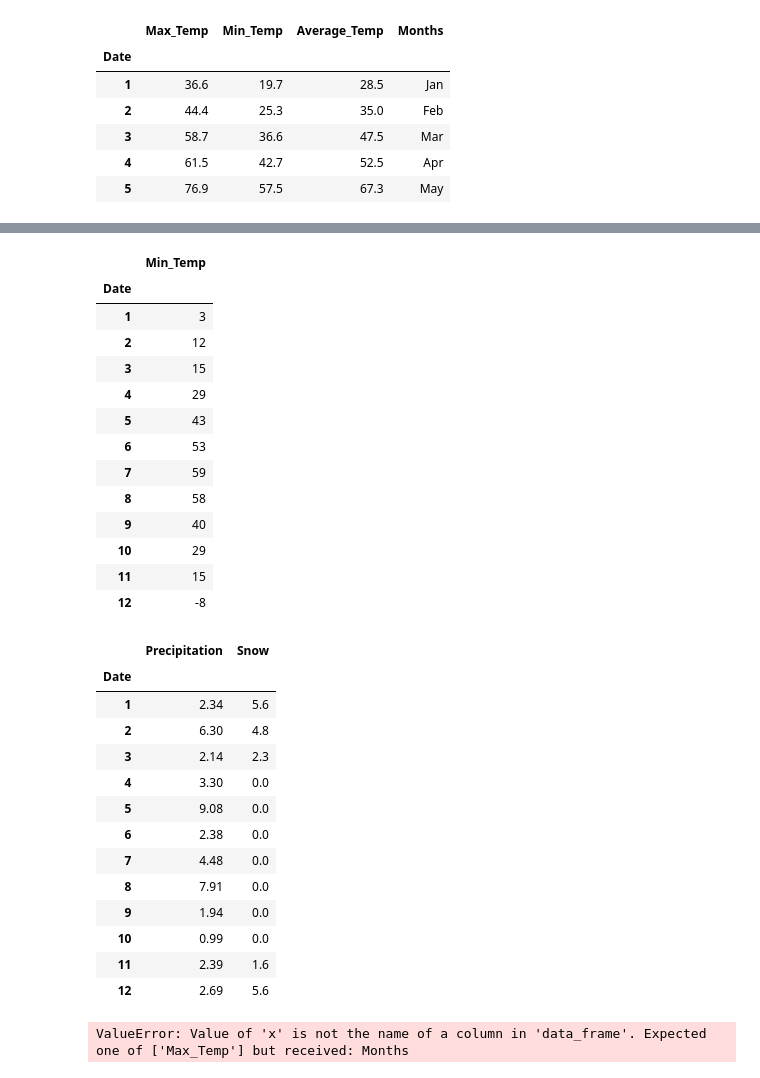
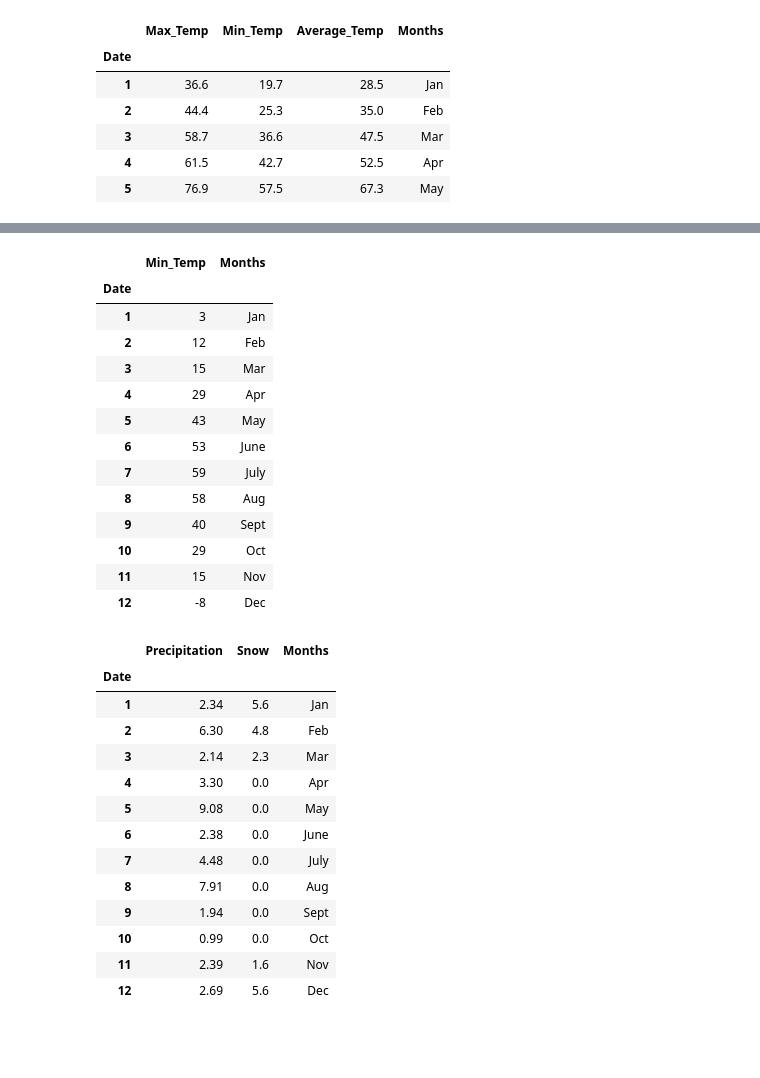
Before and after one commit to BerisDizdar/City_Weather_Comparison, a Jupyter notebook: City_Weather_Comp_2.ipynb, the cells around one changed output, grey strips where cells are left out. Drawn from its saved outputs; the diff is of its cells as text; code cells hidden in the pictures; blank space fills up the shorter version.

```diff
--- a/City_Weather_Comp_2.ipynb
+++ b/City_Weather_Comp_2.ipynb
@@ -331,20 +332,21 @@ Cinci_Monthly_Low['Months'] = Month_Column
 # %%
 Cinci_Monthly_Low = DF1_Cinci.groupby(DF1_Cinci.Date.dt.month)[['Min_Temp']].min()
+Cinci_Monthly_Low['Months'] = Month_Column
 Cinci_Monthly_Low
 # %% [output]
-|  | Min_Temp |
-| Date |  |
-| 1 | 3 |
-| 2 | 12 |
-| 3 | 15 |
-| 4 | 29 |
-| 5 | 43 |
-| 6 | 53 |
-| 7 | 59 |
-| 8 | 58 |
-| 9 | 40 |
-| 10 | 29 |
-| 11 | 15 |
-| 12 | -8 |
+|  | Min_Temp | Months |
+| Date |  |  |
+| 1 | 3 | Jan |
+| 2 | 12 | Feb |
+| 3 | 15 | Mar |
+| 4 | 29 | Apr |
+| 5 | 43 | May |
+| 6 | 53 | June |
+| 7 | 59 | July |
+| 8 | 58 | Aug |
+| 9 | 40 | Sept |
+| 10 | 29 | Oct |
+| 11 | 15 | Nov |
+| 12 | -8 | Dec |
 # %%
 px.histogram(Cinci_Monthly_Low, x='Months', y='Min_Temp', title='Cincinnati Low Temp', nbins=14)
@@ -351,19 +355,20 @@ px.histogram(Cinci_Monthly_Low, x='Months', y='Min_Temp', title='Cincinnati Low
 # %%
 Cinci_Monthly_Rain_Snow = DF1_Cinci.groupby(DF1_Cinci.Date.dt.month)[['Precipitation', 'Snow']].sum()
+Cinci_Monthly_Rain_Snow['Months'] = Month_Column
 Cinci_Monthly_Rain_Snow
 # %% [output]
-|  | Precipitation | Snow |
-| Date |  |  |
-| 1 | 2.34 | 5.6 |
-| 2 | 6.30 | 4.8 |
-| 3 | 2.14 | 2.3 |
-| 4 | 3.30 | 0.0 |
-| 5 | 9.08 | 0.0 |
-| 6 | 2.38 | 0.0 |
-| 7 | 4.48 | 0.0 |
-| 8 | 7.91 | 0.0 |
-| 9 | 1.94 | 0.0 |
-| 10 | 0.99 | 0.0 |
-| 11 | 2.39 | 1.6 |
-| 12 | 2.69 | 5.6 |
+|  | Precipitation | Snow | Months |
+| Date |  |  |  |
+| 1 | 2.34 | 5.6 | Jan |
+| 2 | 6.30 | 4.8 | Feb |
+| 3 | 2.14 | 2.3 | Mar |
+| 4 | 3.30 | 0.0 | Apr |
+| 5 | 9.08 | 0.0 | May |
+| 6 | 2.38 | 0.0 | June |
+| 7 | 4.48 | 0.0 | July |
+| 8 | 7.91 | 0.0 | Aug |
+| 9 | 1.94 | 0.0 | Sept |
+| 10 | 0.99 | 0.0 | Oct |
+| 11 | 2.39 | 1.6 | Nov |
+| 12 | 2.69 | 5.6 | Dec |
 # %%
@@ -373,4 +375,0 @@ px.scatter(Cinci_Monthly_Mean, x='Months', y='Average_Temp', title='Cincinnati A
-# %%
-px.scatter(Cinci_Monthly_High, x='Months', y='Max_Temp', title='Cincinnati High and Low Temperatures')
-# %% [output]
-ValueError: Value of 'x' is not the name of a column in 'data_frame'. Expected one of ['Max_Temp'] but received: Months
```
Also changed, not shown: parts of 9 cells of this notebook.
